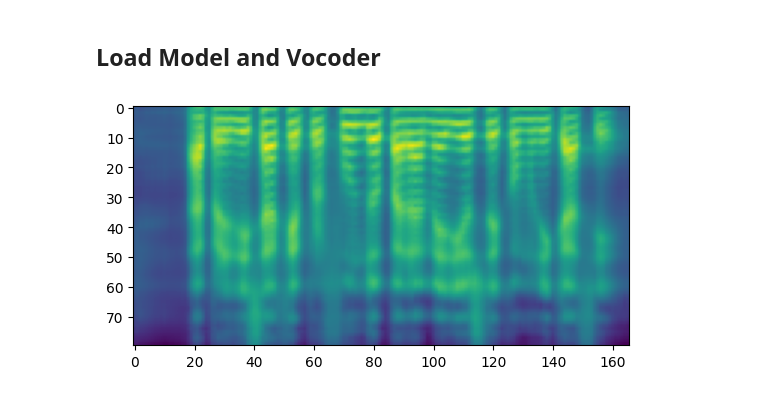
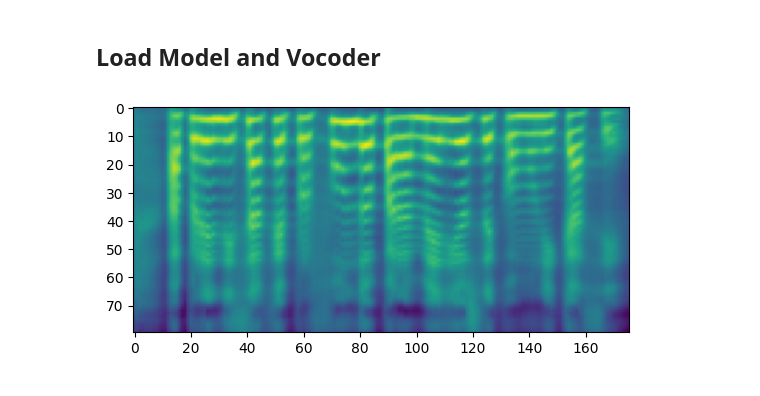
Before and after one commit to HQQHQ/FinetuneSpeechT5-Spanish, a Jupyter notebook: Play_and_Evaluate.ipynb, the cells around one changed output. Cells and saved outputs as stored; diff of their text form; code cells hidden in the pictures.

```diff
--- a/Play_and_Evaluate.ipynb
+++ b/Play_and_Evaluate.ipynb
@@ -33,17 +69,17 @@ vocoder = SpeechT5HifiGan.from_pretrained(
     )
 # %%
 text = "aprendizaje profundo para medios de comunicación" #Deeplearning for Media in Spanish
-speaker_embeddings = torch.load("SpeakerMan2.pt")#Pick a speaker
+speaker_embeddings = torch.load("SpeakerWoman2.pt")#Pick a speaker
 
 inputs = processor(text=text, return_tensors="pt")
 #spectrogram = model.generate_speech(inputs["input_ids"].to("cuda:0"), speaker_embeddings.to("cuda:0"))
 spectrogram = model.generate_speech(inputs["input_ids"], speaker_embeddings)
 #spectrogram_cpu = spectrogram.to("cpu")
 plt.figure()
 plt.imshow(spectrogram.T)
 plt.show()
 # %% [output]
-[figure, old version]
+[figure, new version]
 # %%
 # Now let's listen...
 with torch.no_grad():
```
Also changed, not shown: parts of 3 cells of this notebook.
